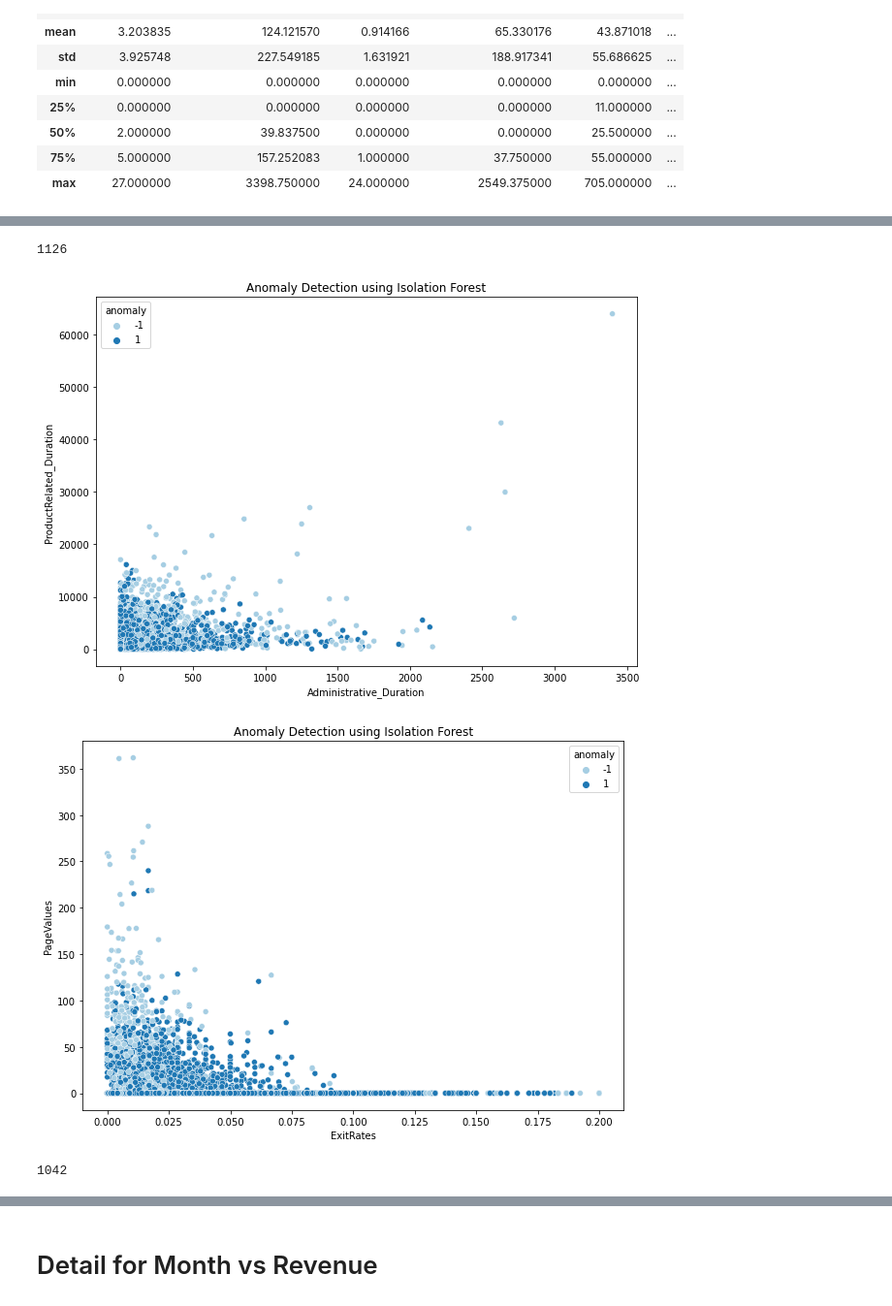
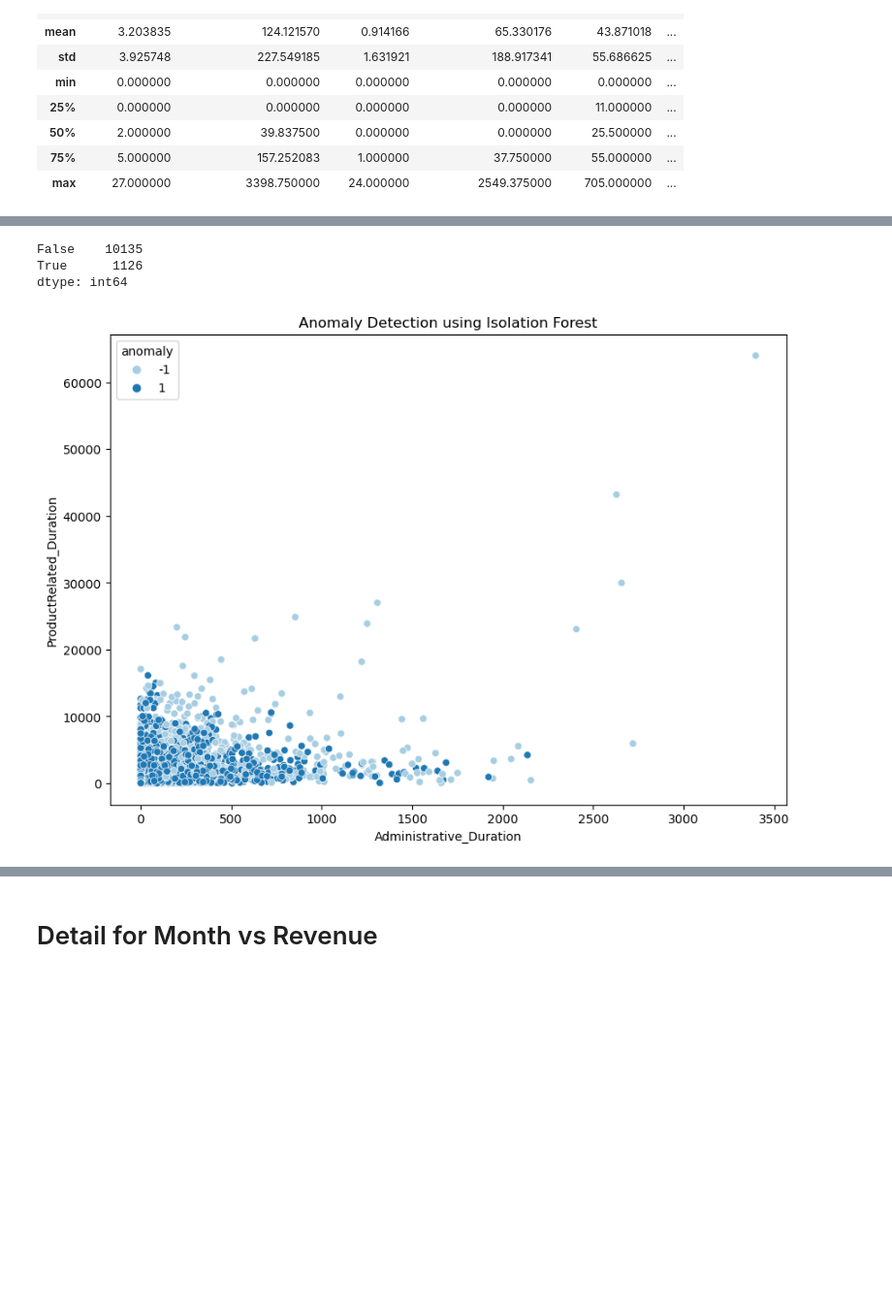
Before and after one commit to lokkkkkk111/onlinePurchasesPrediction, a Jupyter notebook: ESE527Project.ipynb, the cells around one changed output, grey strips where cells are left out. Shown at 97% size. Saved outputs shown, nothing was run; the diff lists cells and outputs as text; code cells hidden in the pictures; blank space fills up the shorter version.

Commit message:
11.09 KNN updated, outlier finished

```diff
--- a/ESE527Project.ipynb
+++ b/ESE527Project.ipynb
@@ -21,6 +22,7 @@ from statsmodels.formula.api import ols
 # %%
 df_original = pd.read_csv('online_shoppers_intention.csv')
 feature_names = df_original.columns.tolist()
+df = df_original.copy()
 # %% [markdown]
 Data Set Information:
 
@@ -187,3 +192,0 @@ abnormal_rows
-# %%
-df_encoded_cleaned = df_encoded.copy()
-df_encoded_cleaned = df_encoded.drop(abnormal_rows.index)
@@ -198,0 +193,12 @@ df_encoded_cleaned.head()
+# %%
+def remove_abnormal_rows(df):
+    abnormal_rows = df_encoded[((df_encoded['Administrative'] == 0) & (df_encoded["Administrative_Duration"] != 0))\
+                           |((df_encoded['Administrative'] != 0) & (df_encoded["Administrative_Duration"] == 0))\
+                            |((df_encoded['Informational'] == 0) & (df_encoded["Informational_Duration"] != 0))\
+                                |((df_encoded['Informational'] != 0) & (df_encoded["Informational_Duration"] == 0))\
+                                    |((df_encoded['ProductRelated'] == 0) & (df_encoded["ProductRelated_Duration"] != 0))\
+                                        |((df_encoded['ProductRelated'] != 0) & (df_encoded["ProductRelated_Duration"] == 0))]
+    df_encoded_cleaned = df.copy()
+    df_encoded_cleaned = df_encoded.drop(abnormal_rows.index)
+    return df_encoded_cleaned
+df_encoded_cleaned = remove_abnormal_rows(df_encoded)
@@ -293,48 +294,47 @@ result.to_csv('combined_describe_results.csv')
 # %%
 import pandas as pd
 from sklearn.ensemble import IsolationForest
 import matplotlib.pyplot as plt
 import seaborn as sns
 
 # 您提供的数据
-
+# from sklearn.ensemble import IsolationForest
 
 df = df_encoded_cleaned.copy()
 
-# 创建IsolationForest模型
-clf = IsolationForest(contamination=0.1)  # contamination参数可以调整，用于指定数据集中异常值的比例
-clf.fit(df)
+# Initialize the IsolationForest model
+iso_forest = IsolationForest(n_estimators=100, contamination=0.1, random_state=0)
 
-# 对数据进行预测
-pred = clf.predict(df)
+# Fit the model
+iso_forest.fit(df)
+
+# Predictions
+outliers_iso = iso_forest.predict(df)
+
+# Outliers will be labeled as -1, inliers as 1. We convert these to boolean for easier interpretation (True for an outlier)
+is_outlier = outliers_iso == -1
+
+# Summarize the detected outliers
+outlier_summary = pd.Series(is_outlier).value_counts()
+
+print(outlier_summary)
+
+df = df_encoded_cleaned.copy()
 
 # 将预测结果添加到数据框中
-df["anomaly"] = pred
+df["anomaly"] = outliers_iso
+
 outlier_index_if = df[df["anomaly"] == -1].index
 
 # 显示被检测为异常值的数据点
 outliers = df[df["anomaly"] == -1]
-print(len(outliers))
-
 # 可视化结果（假设我们仅可视化"Administrative_Duration"和"ProductRelated_Duration"两个特征）
 plt.figure(figsize=(10, 7))
 sns.scatterplot(data=df, x="Administrative_Duration", y="ProductRelated_Duration", hue="anomaly", palette="Paired")
 plt.title("Anomaly Detection using Isolation Forest")
 plt.show()
-
-# 可视化结果（假设我们仅可视化"Administrative_Duration"和"ProductRelated_Duration"两个特征）
-plt.figure(figsize=(10, 7))
-sns.scatterplot(data=df, x="ExitRates", y="PageValues", hue="anomaly", palette="Paired")
-plt.title("Anomaly Detection using Isolation Forest")
-plt.show()
 # %% [output]
-1126
+False    10135
+True      1126
+dtype: int64
-[figure, old version]
+[figure, new version]
-[figure, removed]
-# %%
-set(outlier_index_if)
-set(outlier_index)
-outlier_index_inter = outlier_index_if & outlier_index
-print(len(outlier_index_inter))
-# %% [output]
-1042
```
Also changed, not shown: parts of 33 cells of this notebook.
